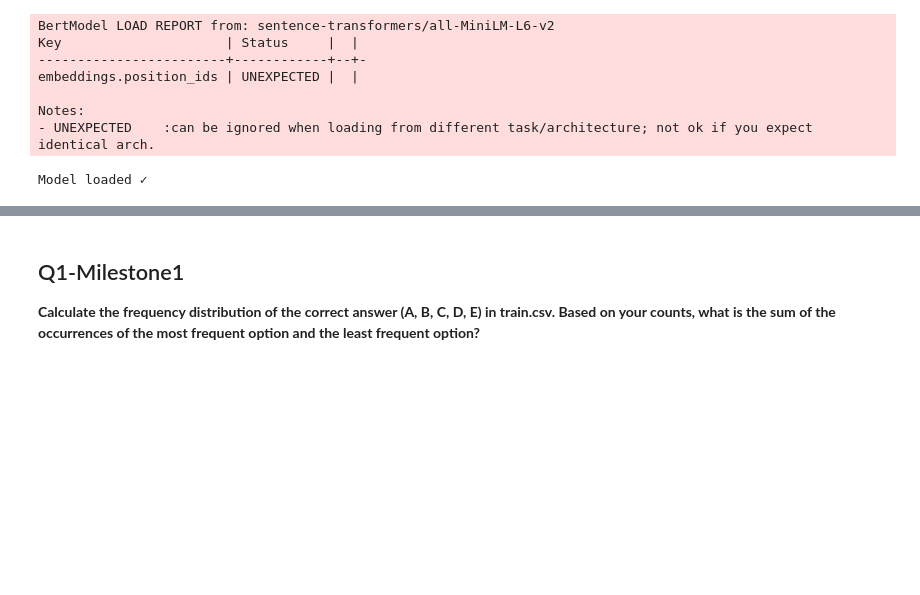
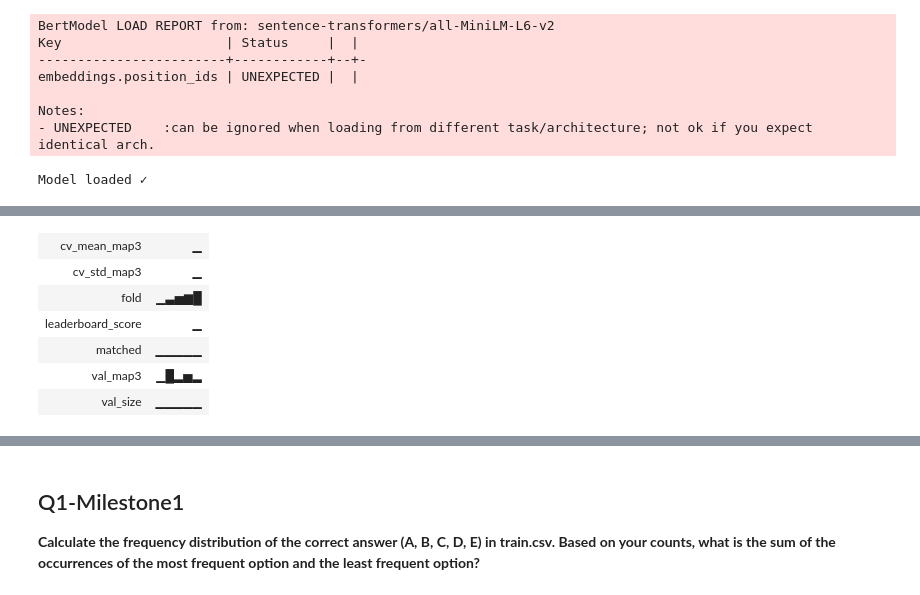
Before and after one commit to 22f3002567/dl-genai-project-26-t2, a Jupyter notebook: DL-22f3002567-notebook-t22026.ipynb, the cells around one changed output, grey strips where cells are left out. Cells and saved outputs as stored; diff of their text form; code cells hidden in the pictures; blank space fills up the shorter version.

Commit message:
Model 3

```diff
--- a/DL-22f3002567-notebook-t22026.ipynb
+++ b/DL-22f3002567-notebook-t22026.ipynb
@@ -1911,0 +2058,15 @@ Error: You must call wandb.init() before wandb.log()
+# %%
+run_retrieval = wandb.init(
+    project = WANDB_PROJECT,
+    name    = "model3-retrieval-lookup",
+    config  = {
+        "model_type"      : "retrieval",
+        "approach"        : "Exact core-question lookup from train",
+        "wrapper_stripped": True,
+        "n_unique_train"  : int(train["core"].nunique()),
+        "test_match_rate" : 1.0,
+        "cv_strategy"     : "GroupKFold-5",
+        "eval_metric"     : "mAP@3",
+        "leaderboard_score": 0.7415,
+    }
+)
@@ -1911,0 +2080,67 @@ Error: You must call wandb.init() before wandb.log()
+# %%
+
+def retrieval_predict(df):
+
+    preds = []
+    for _, row in df.iterrows():
+        core = row["core"]
+        if core in lookup:
+            top1 = lookup[core]
+            rest = [x for x in global_top3 if x != top1][:2]
+            preds.append([top1] + rest)
+        else:
+            preds.append(global_top3.copy())
+    return preds
+
+# Honest GroupKFold CV evaluation
+retrieval_fold_scores = []
+
+for fold, (tr_idx, va_idx) in enumerate(splits):
+    tr_df = train.iloc[tr_idx]
+    va_df = train.iloc[va_idx]
+
+    # Rebuild lookup from ONLY the train fold — no leakage
+    fold_lookup = (
+        tr_df.groupby("core")["answer"]
+        .agg(lambda s: Counter(s).most_common(1)[0][0])
+        .to_dict()
+    )
+
+    # For val rows whose core question isn't in this fold's train,
+    # fall back to global_top3 — this is the honest score
+    preds = []
+    n_matched = 0
+    for _, row in va_df.iterrows():
+        core = row["core"]
+        if core in fold_lookup:
+            top1 = fold_lookup[core]
+            rest = [x for x in global_top3 if x != top1][:2]
+            preds.append([top1] + rest)
+            n_matched += 1
+        else:
+            preds.append(global_top3.copy())
+
+    score = mapk(va_df["answer"].tolist(), preds)
+    retrieval_fold_scores.append(score)
+
+    wandb.log({"fold": fold, "val_map3": score,
+               "matched": n_matched, "val_size": len(va_df)})
+    print(f"  Fold {fold}: val={len(va_df)}  matched={n_matched}  mAP@3={score:.4f}")
+
+retrieval_cv_mean = np.mean(retrieval_fold_scores)
+retrieval_cv_std  = np.std(retrieval_fold_scores)
+
+print(f"\nModel 3 Retrieval | CV mAP@3: {retrieval_cv_mean:.4f} ± {retrieval_cv_std:.4f}")
+print(f"Leaderboard score (full data): 0.7415")
+
+# Final test predictions (already submitted)
+retrieval_test_preds = retrieval_predict(test)
+
+wandb.log({
+    "cv_mean_map3"     : retrieval_cv_mean,
+    "cv_std_map3"      : retrieval_cv_std,
+    "leaderboard_score": 0.7415,
+})
+run_retrieval.finish()
+print("W&B run finished ✓")
+# %% [output]
@@ -1911,0 +2157,7 @@ Error: You must call wandb.init() before wandb.log()
+| cv_mean_map3 | ▁ |
+| cv_std_map3 | ▁ |
+| fold | ▁▃▅▆█ |
+| leaderboard_score | ▁ |
+| matched | ▁▁▁▁▁ |
+| val_map3 | ▁█▂▅▂ |
+| val_size | ▁▁▁▁▁ |
```
Also changed, not shown: parts of 31 cells of this notebook.
